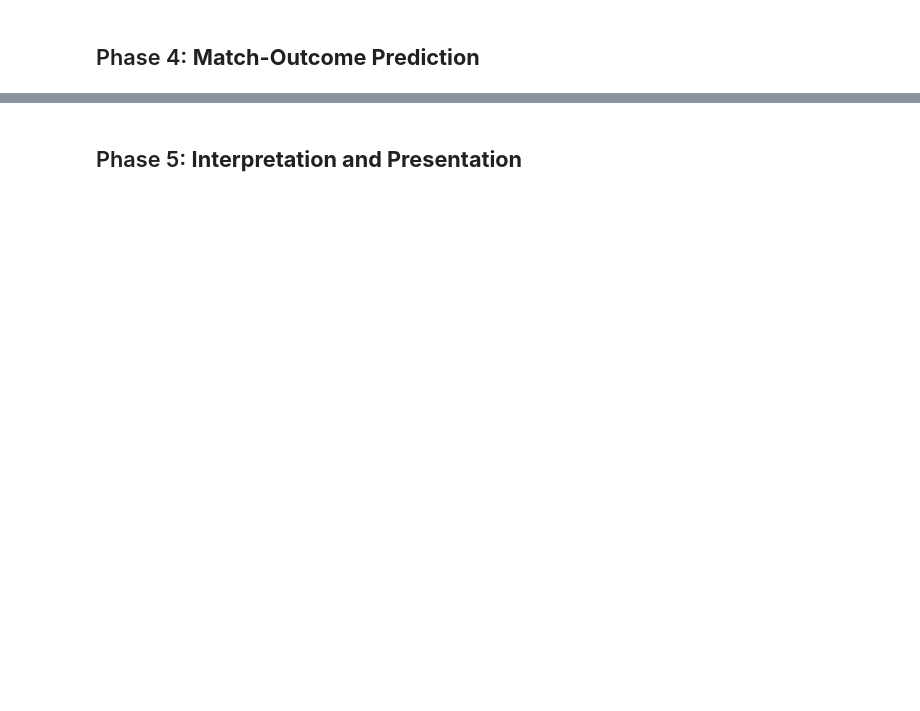
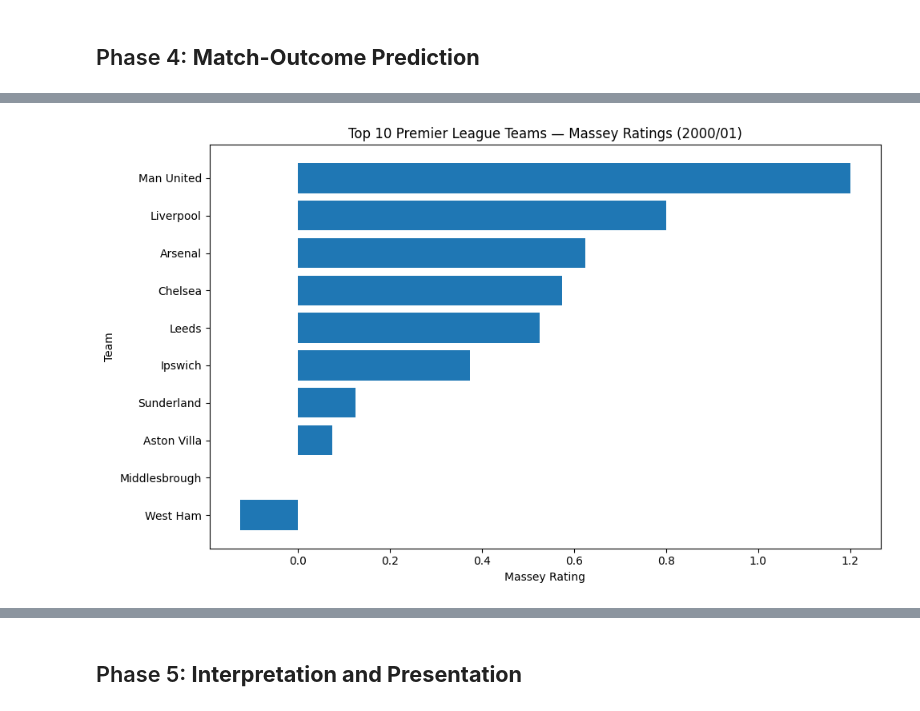
Before and after one commit to Joudii18/Is-Home-Advantage-Dying-What-25-Years-of-Premier-League-Data-Say, a Jupyter notebook: EPL_Home_Advantage_Project.ipynb, the cells around one changed output, grey strips where cells are left out. Saved outputs shown, nothing was run; the diff lists cells and outputs as text; code cells hidden in the pictures; blank space fills up the shorter version.

```diff
--- a/EPL_Home_Advantage_Project.ipynb
+++ b/EPL_Home_Advantage_Project.ipynb
@@ -722,0 +926,31 @@ Away teams received more yellow cards (**1.79 vs. 1.47 per match**) and red card
+# %%
+
+
+import matplotlib.pyplot as plt
+
+top_teams = (
+    all_ratings_df[
+        all_ratings_df["Season"] == "2000/01"
+    ]
+    .sort_values("MasseyRating", ascending=False)
+    .head(10)
+)
+
+# Plot the top 10 teams
+plt.figure(figsize=(10, 6))
+
+plt.barh(
+    top_teams["Team"],
+    top_teams["MasseyRating"]
+)
+
+plt.gca().invert_yaxis()
+
+plt.xlabel("Massey Rating")
+plt.ylabel("Team")
+plt.title("Top 10 Premier League Teams — Massey Ratings (2000/01)")
+
+plt.tight_layout()
+plt.show()
+# %% [output]
+[figure, added]
```
Also changed, not shown: parts of 9 cells of this notebook.
